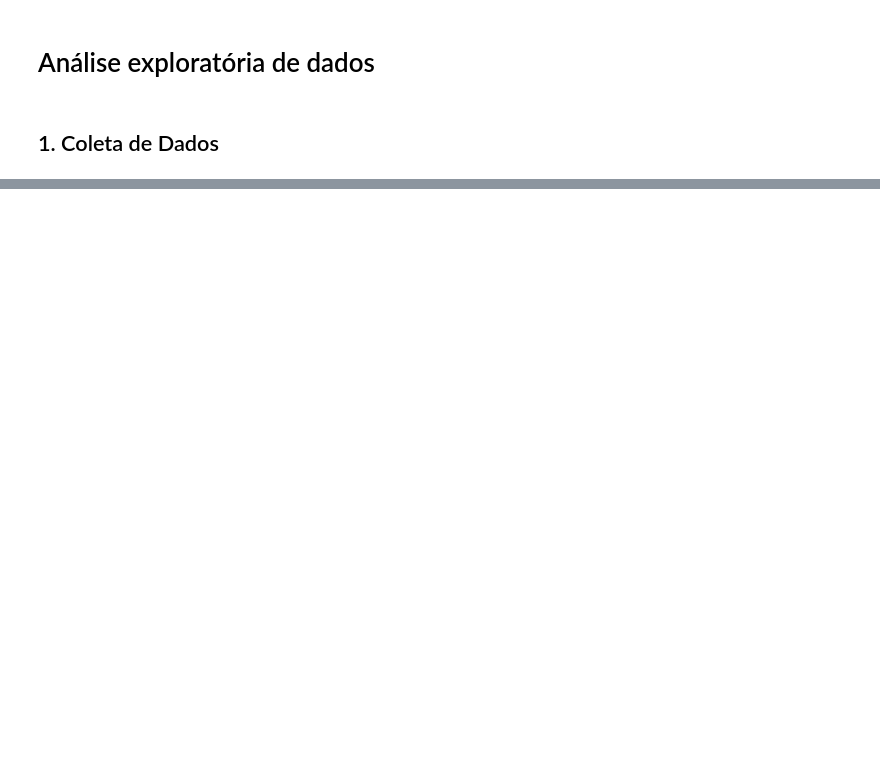
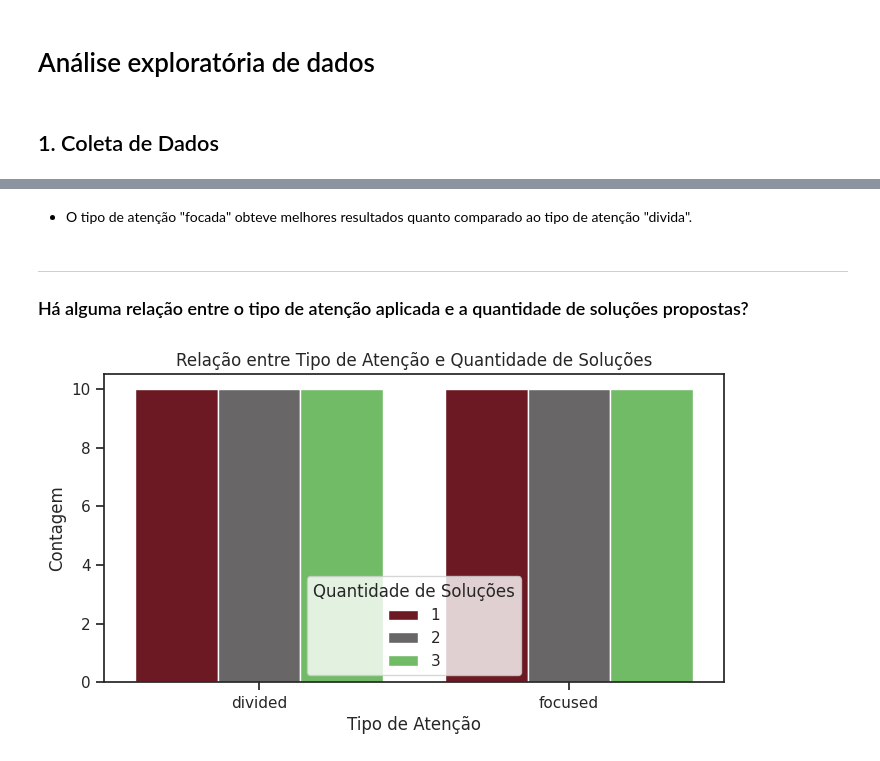
Before and after one commit to felipe-np/avanti-bootcamp-cdd, a Jupyter notebook: notebooks/01-exploratory_data_analysis.ipynb, the cells around one changed output, grey strips where cells are left out. Cells and saved outputs as stored; diff of their text form; code cells hidden in the pictures; blank space fills up the shorter version.

```diff
--- a/notebooks/01-exploratory_data_analysis.ipynb
+++ b/notebooks/01-exploratory_data_analysis.ipynb
@@ -46,0 +211,15 @@ dicionario.to_csv('../data/external/dictionary.csv', index=False)
+# %% [markdown]
+- O tipo de atenção "focada" obteve melhores resultados quanto comparado ao tipo de atenção "divida".
+# %% [markdown]
+---
+### Há alguma relação entre o tipo de atenção aplicada e a quantidade de soluções propostas?
+# %%
+plt.figure(figsize=(8, 4))
+sns.countplot(data=df, x='attention', hue='solutions')
+plt.title('Relação entre Tipo de Atenção e Quantidade de Soluções')
+plt.xlabel('Tipo de Atenção')
+plt.ylabel('Contagem')
+plt.legend(title='Quantidade de Soluções')
+plt.show()
+# %% [output]
+[figure, added]
```
Also changed, not shown: parts of 34 cells of this notebook.
